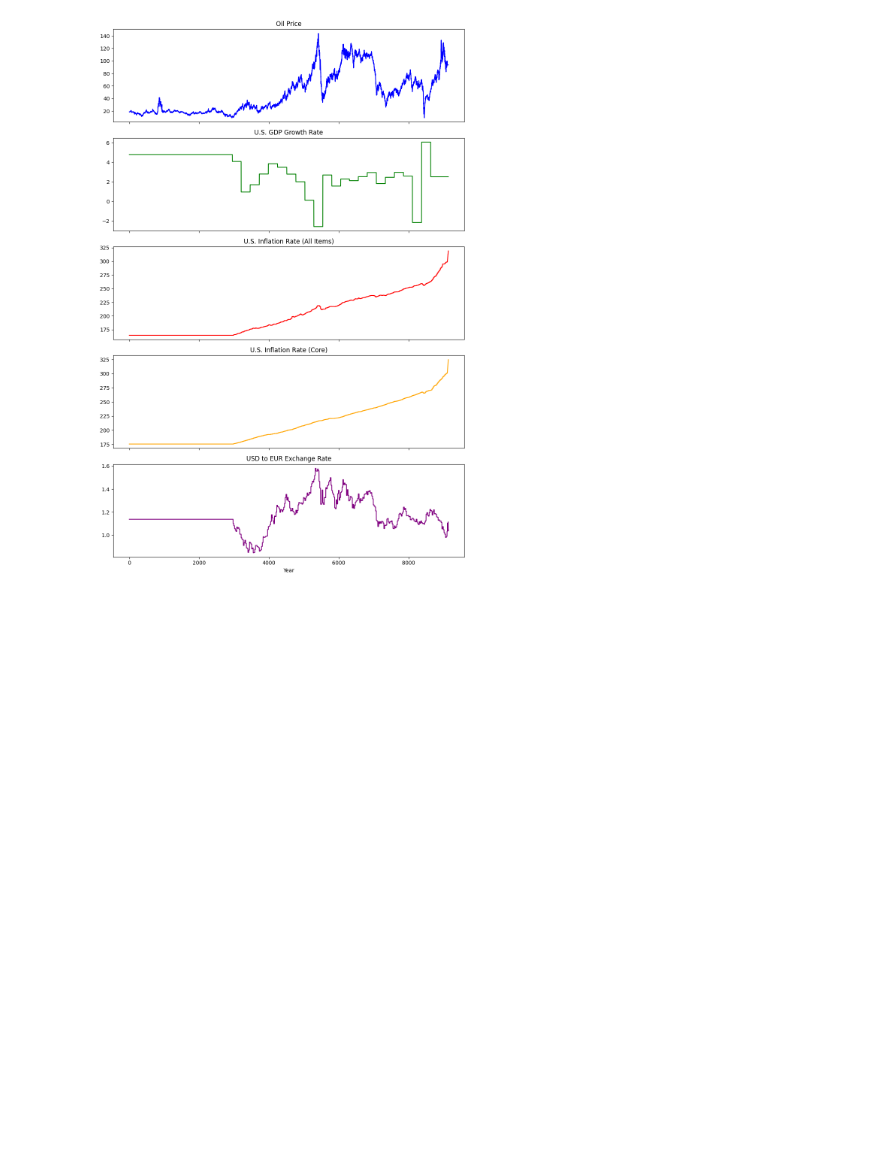
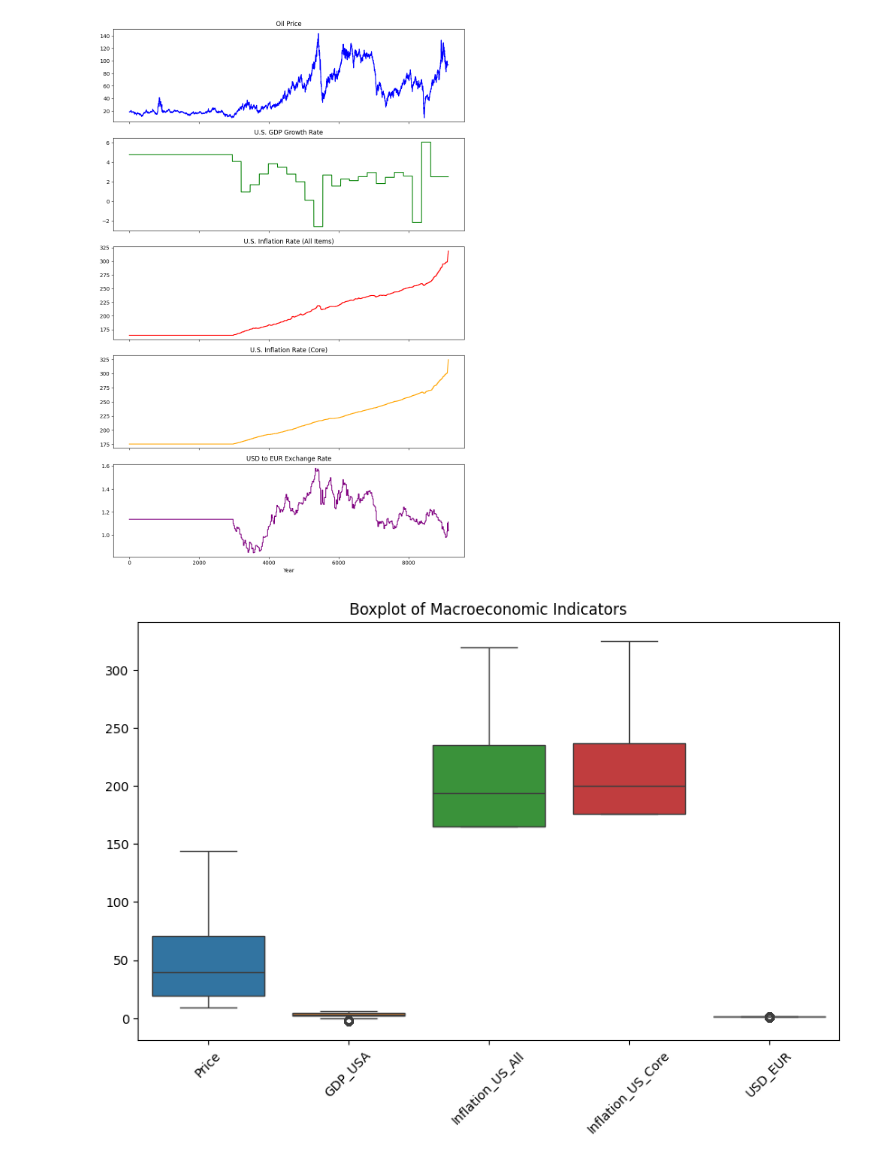
Before and after one commit to Yayerad/Birhan-Energies-W10, a Jupyter notebook: notebooks/eda.ipynb, the cells around one changed output. Drawn from its saved outputs; the diff is of its cells as text; code cells hidden in the pictures; blank space fills up the shorter version.

Commit message:
outlier detection

```diff
--- a/notebooks/eda.ipynb
+++ b/notebooks/eda.ipynb
@@ -47,3 +47,13 @@ plt.tight_layout()
 plt.show()
 # %% [output]
 [figure]
+# %%
+# 3. Outlier Detection
+# --------------------------
+plt.figure(figsize=(10, 6))
+sns.boxplot(data=data)
+plt.title("Boxplot of Macroeconomic Indicators")
+plt.xticks(rotation=45)
+plt.show()
+# %% [output]
+[figure, added]
```
